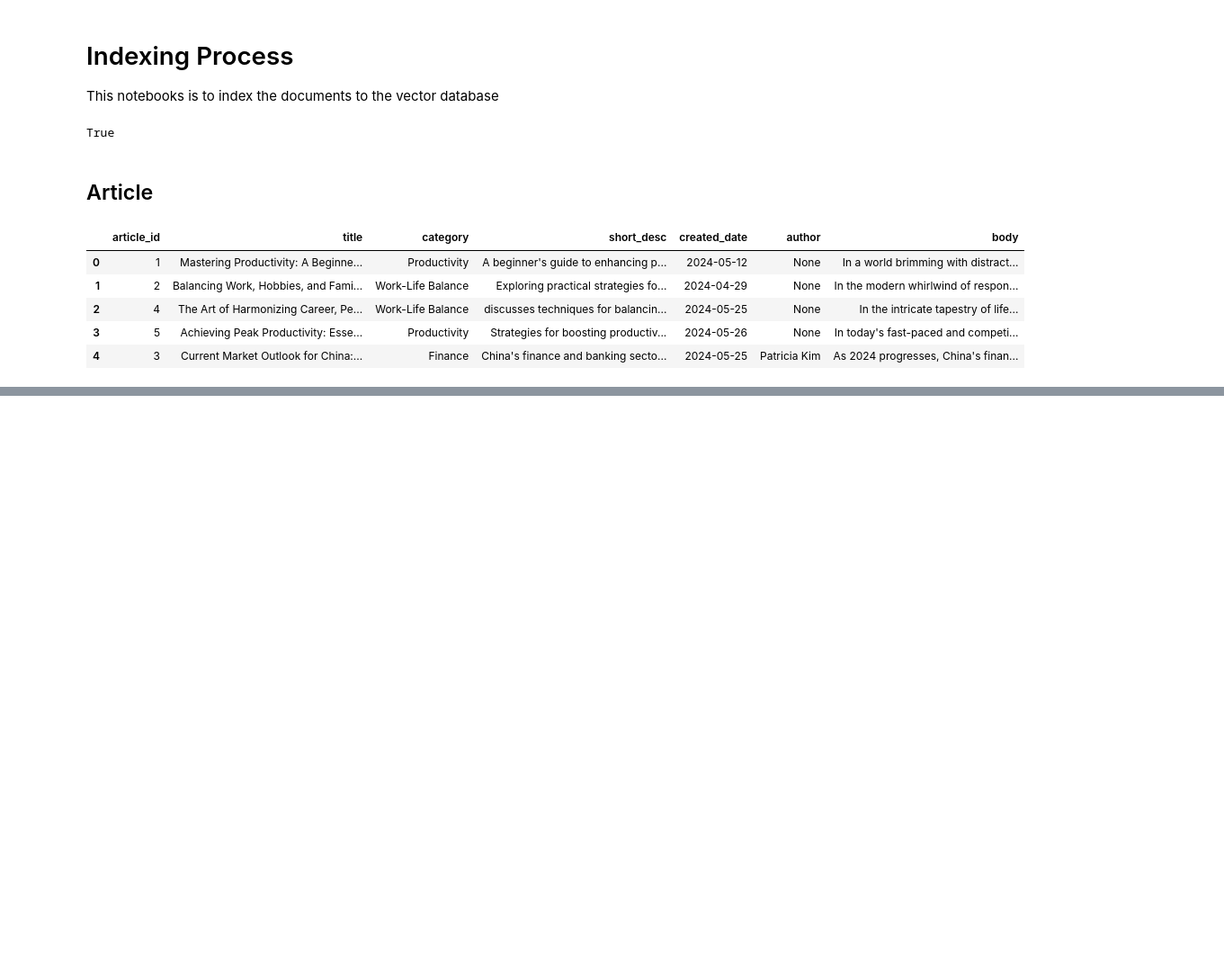
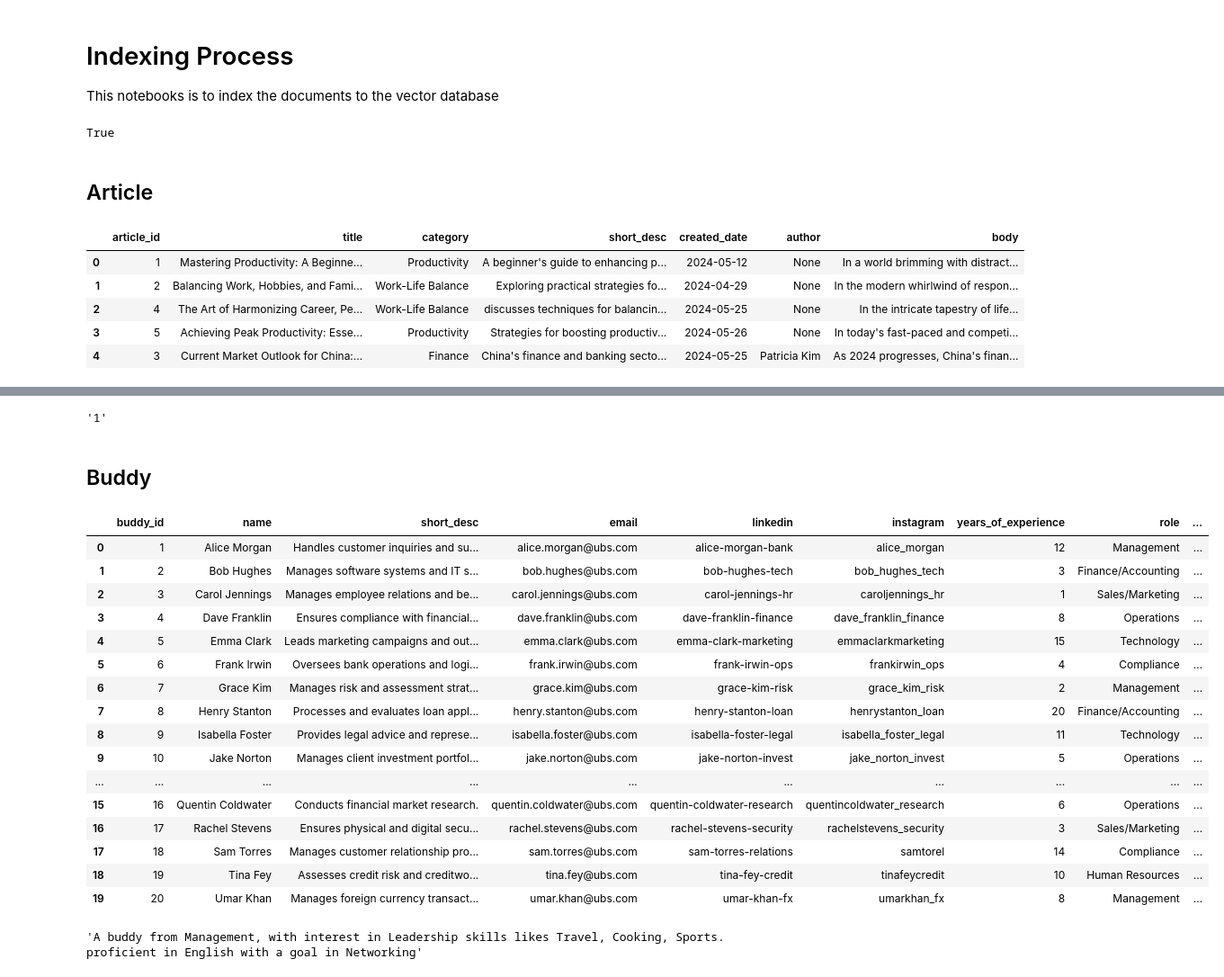
Before and after one commit to angelinemarcelle/TTP, a Jupyter notebook: backend/indexing.ipynb, the cells around one changed output, grey strips where cells are left out. Shown at 90% size. Cells and saved outputs as stored; diff of their text form; code cells hidden in the pictures; blank space fills up the shorter version.

Commit message:
Added mentor and buddy backend logic

```diff
--- a/backend/indexing.ipynb
+++ b/backend/indexing.ipynb
@@ -57,0 +146,30 @@ article_collection.add(
+# %%
+result['ids'][0][0]
+# %% [output]
+'1'
+# %% [markdown]
+## Buddy
+# %%
+import pandas as pd
+
+buddies = supabase_client.table("buddy").select("*").execute().model_dump()['data']
+df_buddy = pd.DataFrame(buddies)
+df_buddy
+# %% [output]
+|  | buddy_id | name | short_desc | email | linkedin | instagram | years_of_experience | role | ... |
+| 0 | 1 | Alice Morgan | Handles customer inquiries and su... | alice.morgan@ubs.com | alice-morgan-bank | alice_morgan | 12 | Management | ... |
+| 1 | 2 | Bob Hughes | Manages software systems and IT s... | bob.hughes@ubs.com | bob-hughes-tech | bob_hughes_tech | 3 | Finance/Accounting | ... |
+| 2 | 3 | Carol Jennings | Manages employee relations and be... | carol.jennings@ubs.com | carol-jennings-hr | caroljennings_hr | 1 | Sales/Marketing | ... |
+| 3 | 4 | Dave Franklin | Ensures compliance with financial... | dave.franklin@ubs.com | dave-franklin-finance | dave_franklin_finance | 8 | Operations | ... |
+| 4 | 5 | Emma Clark | Leads marketing campaigns and out... | emma.clark@ubs.com | emma-clark-marketing | emmaclarkmarketing | 15 | Technology | ... |
+| 5 | 6 | Frank Irwin | Oversees bank operations and logi... | frank.irwin@ubs.com | frank-irwin-ops | frankirwin_ops | 4 | Compliance | ... |
+| 6 | 7 | Grace Kim | Manages risk and assessment strat... | grace.kim@ubs.com | grace-kim-risk | grace_kim_risk | 2 | Management | ... |
+| 7 | 8 | Henry Stanton | Processes and evaluates loan appl... | henry.stanton@ubs.com | henry-stanton-loan | henrystanton_loan | 20 | Finance/Accounting | ... |
+| 8 | 9 | Isabella Foster | Provides legal advice and represe... | isabella.foster@ubs.com | isabella-foster-legal | isabella_foster_legal | 11 | Technology | ... |
+| 9 | 10 | Jake Norton | Manages client investment portfol... | jake.norton@ubs.com | jake-norton-invest | jake_norton_invest | 5 | Operations | ... |
+| ... | ... | ... | ... | ... | ... | ... | ... | ... | ... |
+| 15 | 16 | Quentin Coldwater | Conducts financial market research. | quentin.coldwater@ubs.com | quentin-coldwater-research | quentincoldwater_research | 6 | Operations | ... |
+| 16 | 17 | Rachel Stevens | Ensures physical and digital secu... | rachel.stevens@ubs.com | rachel-stevens-security | rachelstevens_security | 3 | Sales/Marketing | ... |
+| 17 | 18 | Sam Torres | Manages customer relationship pro... | sam.torres@ubs.com | sam-torres-relations | samtorel | 14 | Compliance | ... |
+| 18 | 19 | Tina Fey | Assesses credit risk and creditwo... | tina.fey@ubs.com | tina-fey-credit | tinafeycredit | 10 | Human Resources | ... |
+| 19 | 20 | Umar Khan | Manages foreign currency transact... | umar.khan@ubs.com | umar-khan-fx | umarkhan_fx | 8 | Management | ... |
@@ -57,0 +188,4 @@ article_collection.add(
+# %%
+create_buddy_sentence(buddies[0])
+# %% [output]
+'A buddy from Management, with interest in Leadership skills likes Travel, Cooking, Sports. proficient in English with a goal in Networking'
```
Also changed, not shown: parts of 12 cells of this notebook, 4 other files.
